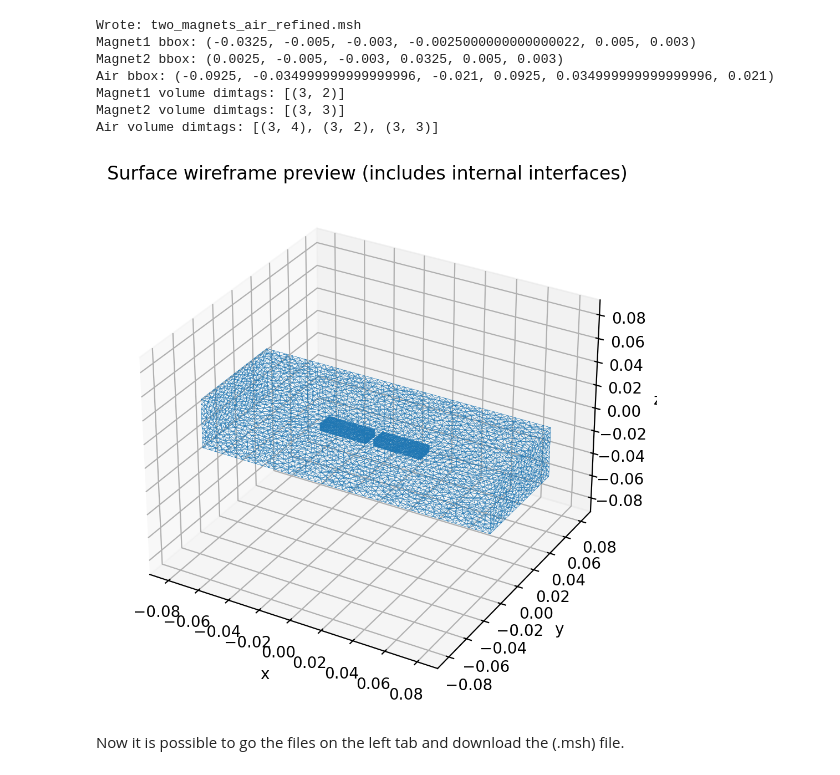
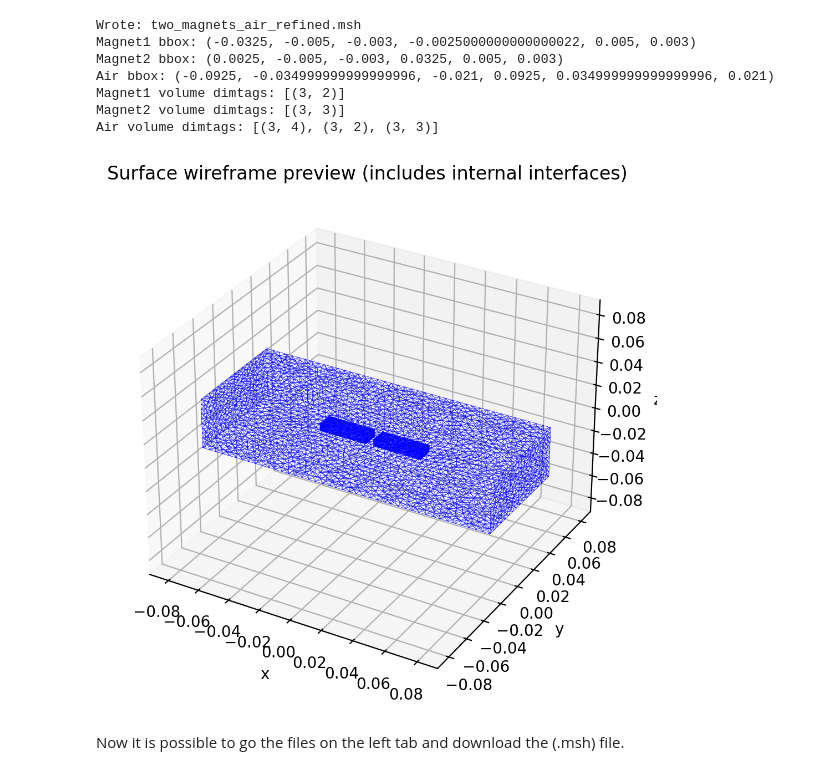
Before and after one commit to OJB-Quantum/Cool-Mesh-Files, a Jupyter notebook: Google Colab Notebooks/Two_Bar_Magnet_Geometries_Mesh_Generation_in_Colab.ipynb, the cells around one changed output. Cells and saved outputs as stored; diff of their text form; code cells hidden in the pictures.

```diff
--- a/Google Colab Notebooks/Two_Bar_Magnet_Geometries_Mesh_Generation_in_Colab.ipynb
+++ b/Google Colab Notebooks/Two_Bar_Magnet_Geometries_Mesh_Generation_in_Colab.ipynb
@@ -428,9 +410,9 @@ def preview_msh_surface_wireframe(
     Strategy:
       1) Try to read explicit 2D surface elements (dim=2). If present, use them.
       2) If absent, derive triangles from 3D tetrahedra:
-         - If include_internal_interfaces=True: compute boundary faces per volume entity
-           and union them (this includes internal interfaces like magnet-air).
-         - Else: compute only the external boundary of the entire mesh.
+          - If include_internal_interfaces=True: compute boundary faces per volume entity
+            and union them (this includes internal interfaces like magnet-air).
+          - Else: compute only the external boundary of the entire mesh.
 
     Args:
       params: Notebook control knobs dict; must include "preview_max_faces".
@@ -526,7 +508,9 @@ def preview_msh_surface_wireframe(
     # Plot (Matplotlib rcParams already set to 200 DPI in your earlier cell)
     fig = plt.figure()
     ax = fig.add_subplot(111, projection="3d")
-    ax.add_collection3d(Line3DCollection(segs, linewidths=float(linewidth)))
+
+    # --- UPDATED COLOR HERE ---
+    ax.add_collection3d(Line3DCollection(segs, linewidths=float(linewidth), colors='blue'))
 
     # Equal-ish axis scaling based on full node set (not just downsample)
     mins = node_coords.min(axis=0)
@@ -640,33 +624,33 @@ def _derive_triangles_from_dim3_tets(include_internal_interfaces: bool) -> np.nd
 
         tri = np.vstack(all_bnd)
         tri = np.unique(tri, axis=0)
         return tri
 
     # External boundary only (global)
     etypes, _, enodes_list = gmsh.model.mesh.getElements(dim=3)
     if etypes is None or len(etypes) == 0:
         return np.empty((0, 3), dtype=np.int64)
 
     tets: List[np.ndarray] = []
     for etype, enodes in zip(etypes, enodes_list):
         name, dim_e, order_e, num_nodes, _, num_primary = gmsh.model.mesh.getElementProperties(etype)
         enodes = np.asarray(enodes, dtype=np.int64).reshape(-1, num_nodes)
         prim = enodes[:, :num_primary]
         if num_primary == 4:
             tets.append(prim)
 
     if not tets:
         return np.empty((0, 3), dtype=np.int64)
 
     tets = np.vstack(tets)
     tri = boundary_faces_from_tets(tets)
     tri = np.unique(tri, axis=0)
     return tri
 
 
 # Run the preview
 preview_msh_surface_wireframe(PARAMS, "two_magnets_air_refined.msh", include_internal_interfaces=True)
 # %% [output]
-[figure, old version]
+[figure, new version]
 # %% [markdown]
 Now it is possible to go the files on the left tab and download the (.msh) file.
```
Also changed, not shown: parts of 1 cell of this notebook.
